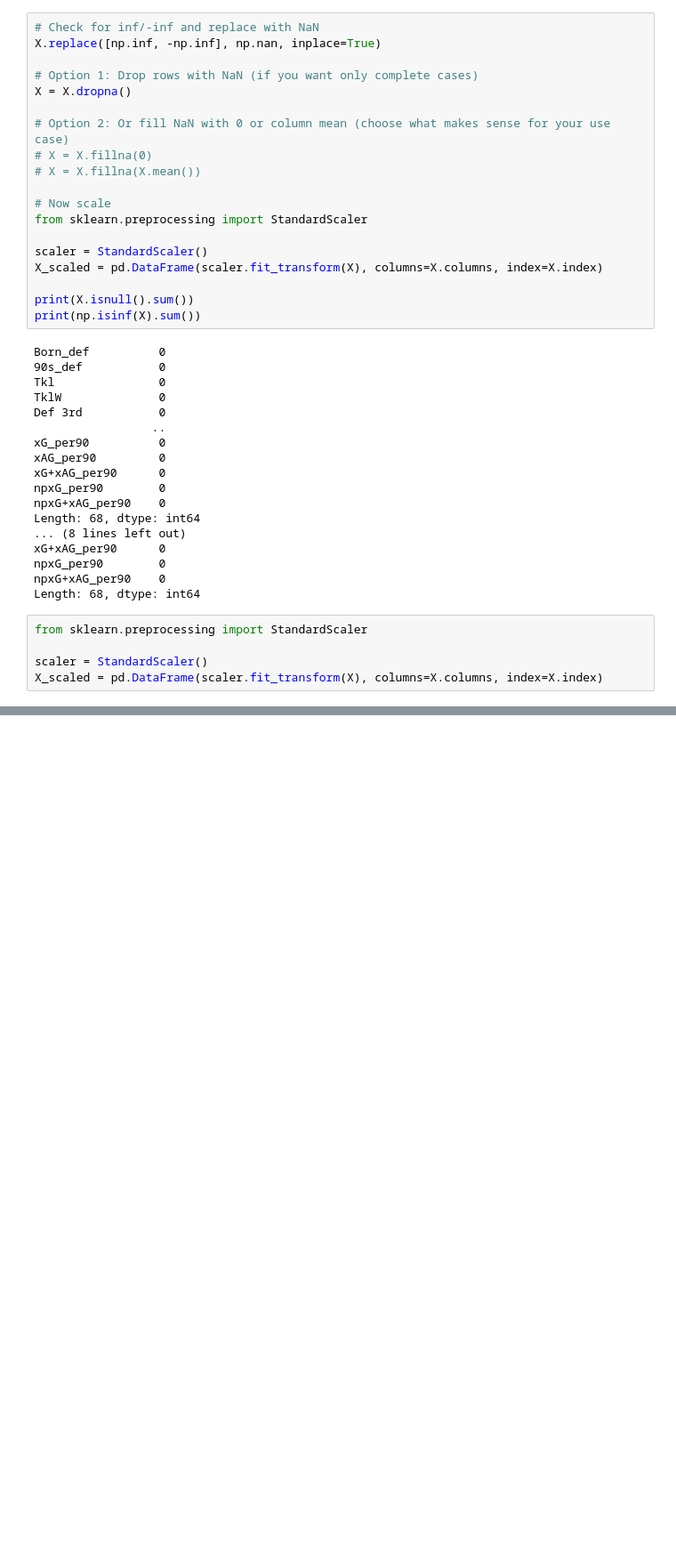
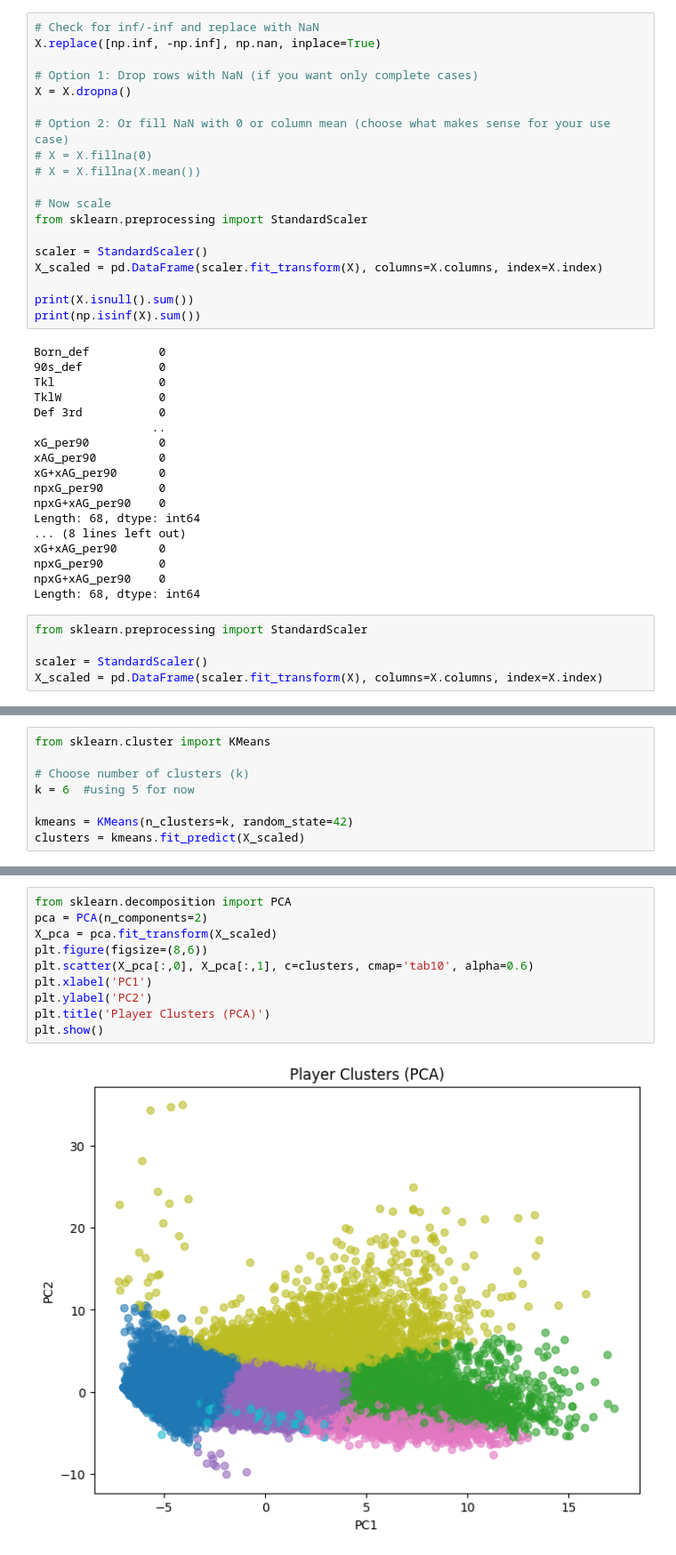
Before and after one commit to M4G1C14N5/scouting-report, a Jupyter notebook: player_role_clustering.ipynb, the cells around one changed output, grey strips where cells are left out. Shown at 89% size. Saved outputs shown, nothing was run; the diff lists cells and outputs as text; blank space fills up the shorter version.

Commit message:
started dealing with clustering but number of players may be too large for this method

```diff
--- a/player_role_clustering.ipynb
+++ b/player_role_clustering.ipynb
@@ -147,0 +187,8 @@ FileNotFoundError: [Errno 2] No such file or directory: 'passing_cleaned.csv'
+# %%
+from sklearn.cluster import KMeans
+
+# Choose number of clusters (k)
+k = 6  #using 5 for now
+
+kmeans = KMeans(n_clusters=k, random_state=42)
+clusters = kmeans.fit_predict(X_scaled)
@@ -147,0 +218,12 @@ FileNotFoundError: [Errno 2] No such file or directory: 'passing_cleaned.csv'
+# %%
+from sklearn.decomposition import PCA
+pca = PCA(n_components=2)
+X_pca = pca.fit_transform(X_scaled)
+plt.figure(figsize=(8,6))
+plt.scatter(X_pca[:,0], X_pca[:,1], c=clusters, cmap='tab10', alpha=0.6)
+plt.xlabel('PC1')
+plt.ylabel('PC2')
+plt.title('Player Clusters (PCA)')
+plt.show()
+# %% [output]
+[figure, added]
```
Also changed, not shown: parts of 7 cells of this notebook, 1 other file.
